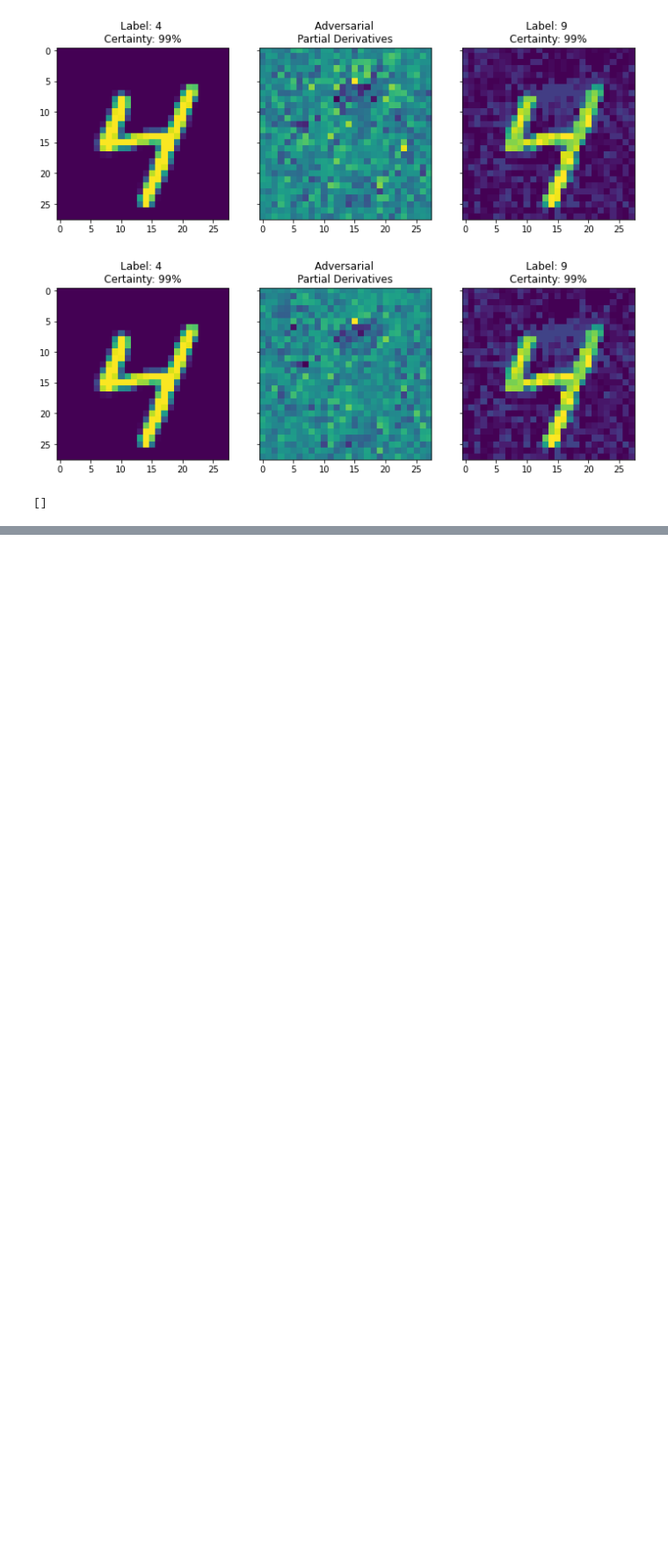
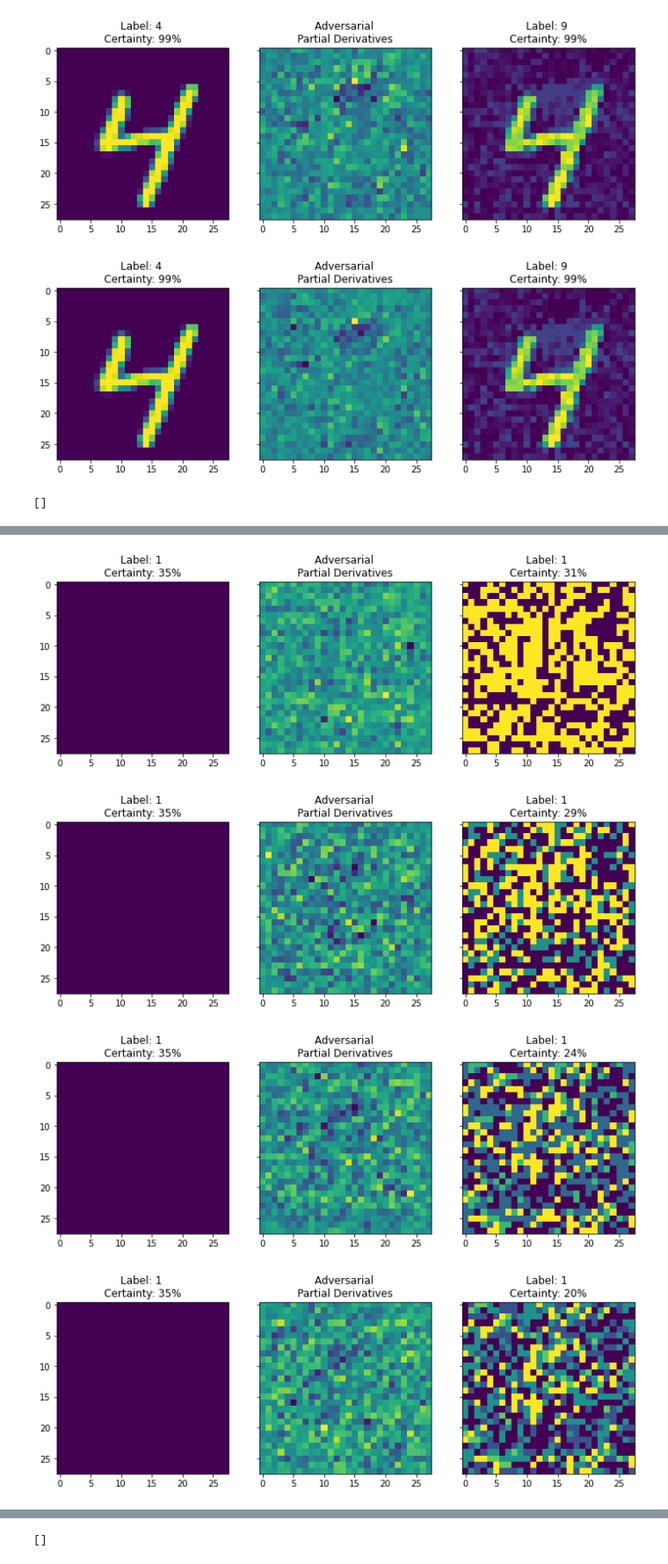
Before and after one commit to klingelschmidt/D7047E, a Jupyter notebook: Assignment 5/D7047E_Exercise_5_2.ipynb, the cells around one changed output, grey strips where cells are left out. Shown at 88% size. Saved outputs shown, nothing was run; the diff lists cells and outputs as text; code cells hidden in the pictures; blank space fills up the shorter version.

```diff
--- a/Assignment 5/D7047E_Exercise_5_2.ipynb
+++ b/Assignment 5/D7047E_Exercise_5_2.ipynb
@@ -258,0 +276,13 @@ create_plot_adversarial_images(image_norm, label_adv, lr=0.2, n_steps=10)
+# %%
+image_norm = np.zeros([1,784])
+label_adv = [0,0,0,0,0,0,0,0,0,1] # one hot encoded, adversarial label 9
+
+# Plot adversarial images
+# Over each step, model certainty changes from 4 to 9
+create_plot_adversarial_images(image_norm, label_adv, lr=0.2, n_steps=10)
+#sess.close()
+# %% [output]
+[figure, added]
+[figure, added]
+[figure, added]
+[figure, added]
@@ -258,0 +295 @@ create_plot_adversarial_images(image_norm, label_adv, lr=0.2, n_steps=10)
+[]
```
Also changed, not shown: parts of 5 cells of this notebook.
